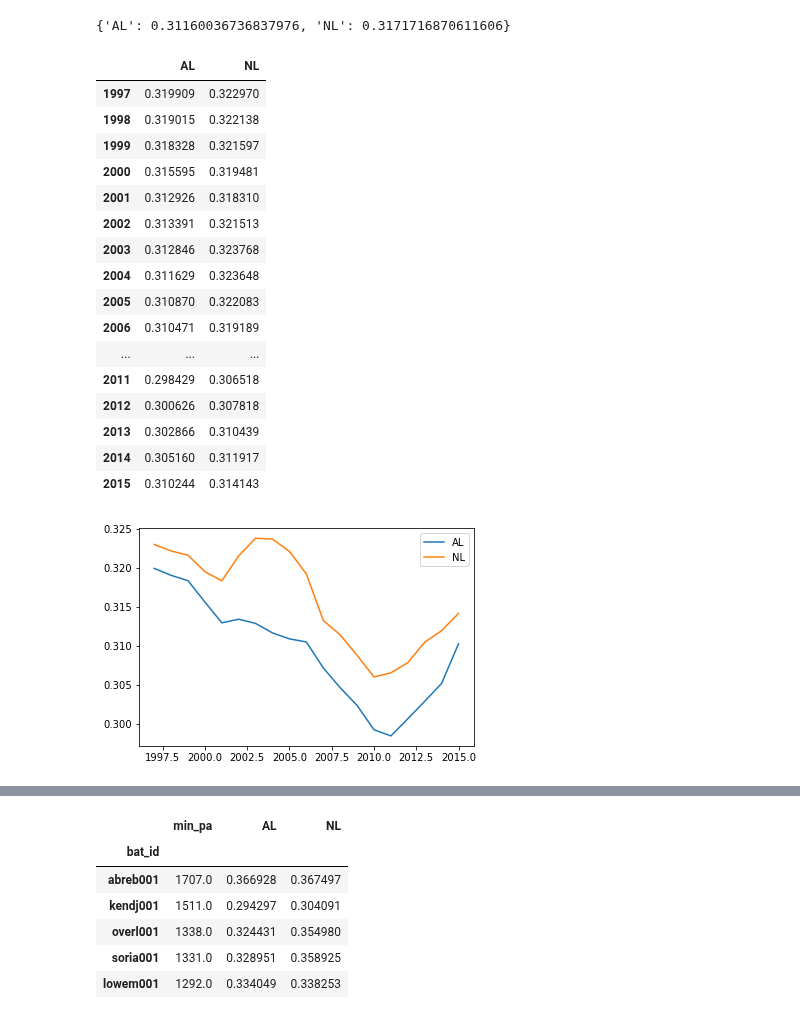
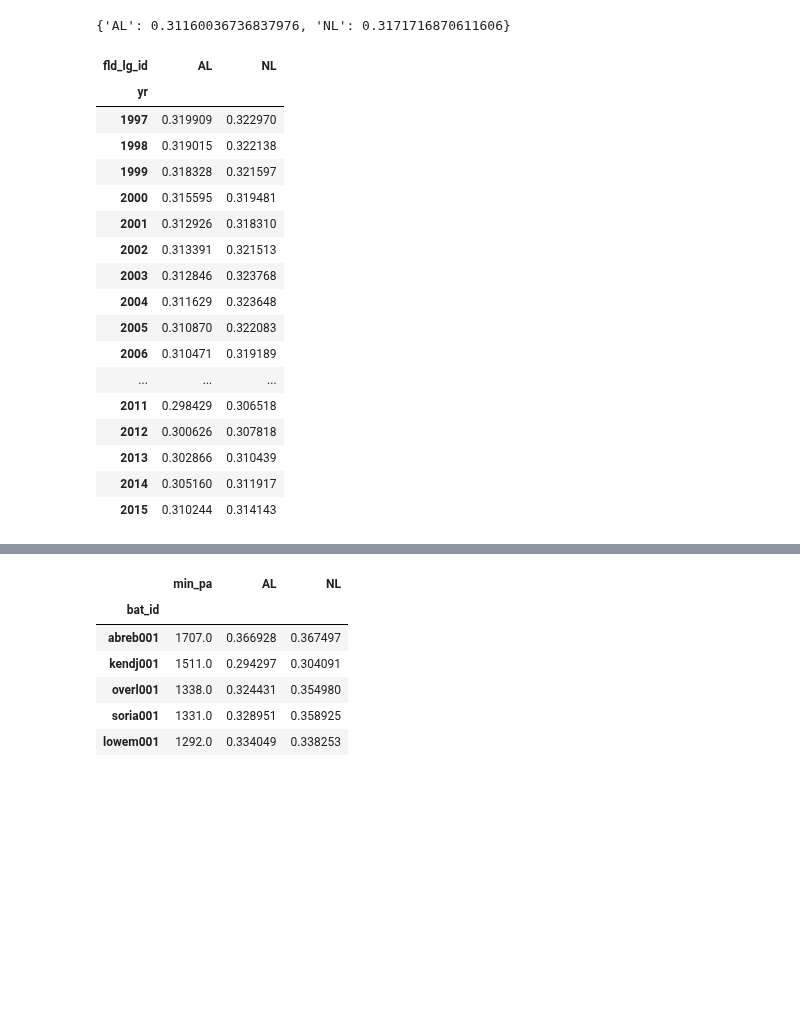
Before and after one commit to sdvinay/baseball_sql, a Jupyter notebook: pandas/AL_vs_NL.ipynb, the cells around one changed output, grey strips where cells are left out. Cells and saved outputs as stored; diff of their text form; code cells hidden in the pictures; blank space fills up the shorter version.

```diff
--- a/pandas/AL_vs_NL.ipynb
+++ b/pandas/AL_vs_NL.ipynb
@@ -137,24 +138,29 @@ compute_overall_split(pa, ['bat_id', 'fld_lg_id'], 'woba')
 # %%
 
 def compute_splits_windows(df_pa, split, window_size):
-
+    stat = 'woba'
     def compute_split_range(df_pa, yr):
         rng = range(yr, yr+window_size)
-        return compute_overall_split(df_pa.query('yr in @rng'), split, 'woba')
+        return compute_overall_split(df_pa.query('yr in @rng'), split, stat)
 
 
     yrs = range(df_pa['yr'].min(), df_pa['yr'].max()-window_size+1)
     result = pd.DataFrame({yr: compute_split_range(df_pa, yr) for yr in yrs}).T
-    return result
+    stacked = result.stack().rename(stat)
+    stacked.index.names= ['yr', split[1]]
+    return stacked
 # %%
 
 # First look at a pool of batters, comparing the pitching/fielding of each league
 
 result = compute_splits_windows(pa, split = ['bat_id', 'fld_lg_id'], window_size = 5)
-result.plot()
-result
+fig = px.line(result.reset_index(), x='yr', y='woba', color='fld_lg_id')
+fig.update_layout(hovermode="x")
+fig.show()
+result.unstack()
 # %% [output]
-|  | AL | NL |
+| fld_lg_id | AL | NL |
+| yr |  |  |
 | 1997 | 0.319909 | 0.322970 |
 | 1998 | 0.319015 | 0.322138 |
 | 1999 | 0.318328 | 0.321597 |
@@ -171,6 +177,5 @@ result
 | 2013 | 0.302866 | 0.310439 |
 | 2014 | 0.305160 | 0.311917 |
 | 2015 | 0.310244 | 0.314143 |
-[figure, removed]
 # %%
 # The AL's pitchers have been consistently better
```
Also changed, not shown: parts of 5 cells of this notebook.
